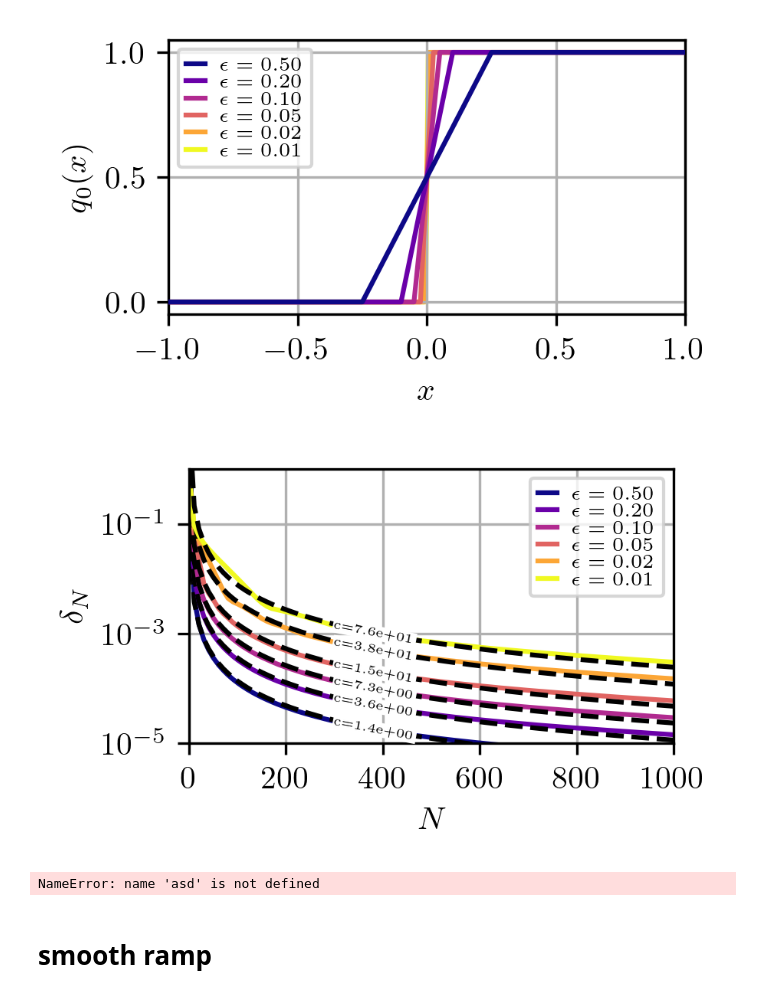
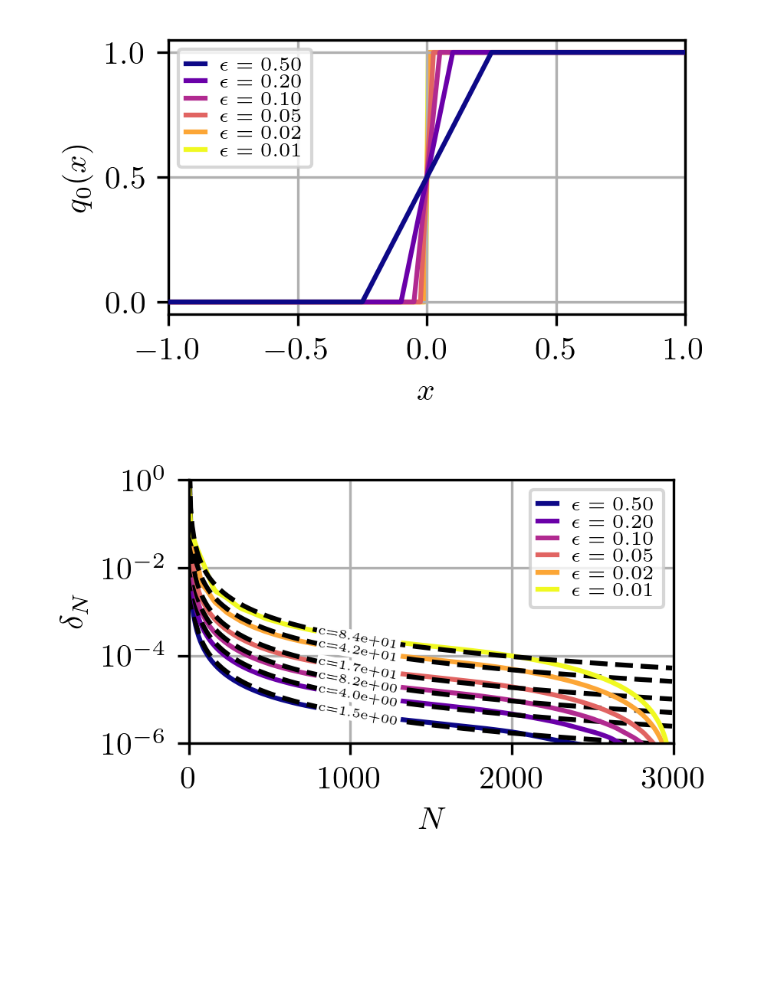
Before and after one commit to flabowski/n_widths_for_transport, a Jupyter notebook: 7.4 The impact of the slope.ipynb, the cells around one changed output. Saved outputs shown, nothing was run; the diff lists cells and outputs as text; code cells hidden in the pictures; blank space fills up the shorter version.

```diff
--- a/7.4 The impact of the slope.ipynb
+++ b/7.4 The impact of the slope.ipynb
@@ -40,8 +40,10 @@ mpl.rc('font', family='serif', size=12, serif='Computer Modern Roman')
 pth = "../Plots/"
 # %% [output]
 8.030570172000001
+# %%
+VALIDATE = False
 # %%
-m, n, r = 2000, 2000, 1000
+m, n, r = 3000, 3000, 3000
 x = Domain([0, 1], m)
 mu = Domain([0, 1], n)
 
@@ -63,9 +66,10 @@ for i, epsilon in enumerate(epsilons):
     delta_n, S = my_svd.calc_error_analytic(X)
     delta_Ns[lbl] = delta_n
 
-    #delta_n, d_N = my_svd.calc_error(X)
-    #delta_Ns[lbl] = delta_n
-    #d_Ns[lbl] = d_N
+    if VALIDATE:
+        delta_n2, d_N = my_svd.calc_error(X)  # very slow
+        delta_Ns2[j] = delta_n2
+        d_Ns[j] = d_N
 # %% [output]
 0 $\epsilon=0.50$
 get_snapshots
@@ -104,38 +108,32 @@ fig, ax1 = plt.subplots()
 for i, epsilon in enumerate(epsilons):
     lbl = lbl = r'$\epsilon={:.2f}$'.format(epsilon)
 
     color = cmap(i/5)
     #d_N = d_Ns[lbl]
     delta_N = delta_Ns[lbl]
     N = np.arange(1, len(delta_N)+1)
     r_computed = delta_N != 0
     #ax1.plot(N[r_computed], d_N[r_computed], "k--", ms=1)
     ax1.plot(N[::p], delta_N[::p], "-", ms=1, label=lbl, color=color)
 
 
     k = 0
     model = 1/np.pi**(k+2) * N**(-(2*k+3)/2)
     C = delta_N/model
     C_estimated = np.mean(C[100: r//3*2])
 
     ax1.plot(N[::p], model[::p]*C_estimated, "k--")
     ltex = ax1.text(r//3+50, model[r//3+50]*C_estimated, "c={:.1e}".format(C_estimated), size=4, color="k",
                     rotation=-17*2/np.pi, ha="center", va="center", bbox=dict(ec='1',fc='1', pad=0))
 plt.xlabel(r'$N$')
 plt.ylabel(r'$\delta_N$')
 ax1.set_yscale('log')
 ax1.set_xlim([0, r])
-ax1.set_ylim([1e-5, 1])
+ax1.set_ylim([1e-6, 1])
 ax1.grid(which="both")
 plt.legend()
 plt.tight_layout()
 fig.savefig(pth+"steepness_e.pdf")
 plt.show()
 # %% [output]
-[figure, old version]
+[figure, new version]
-# %%
-asd
-# %% [output]
-NameError: name 'asd' is not defined
-# %% [markdown]
-# smooth ramp
```
Also changed, not shown: parts of 4 cells of this notebook, 3 other files.
